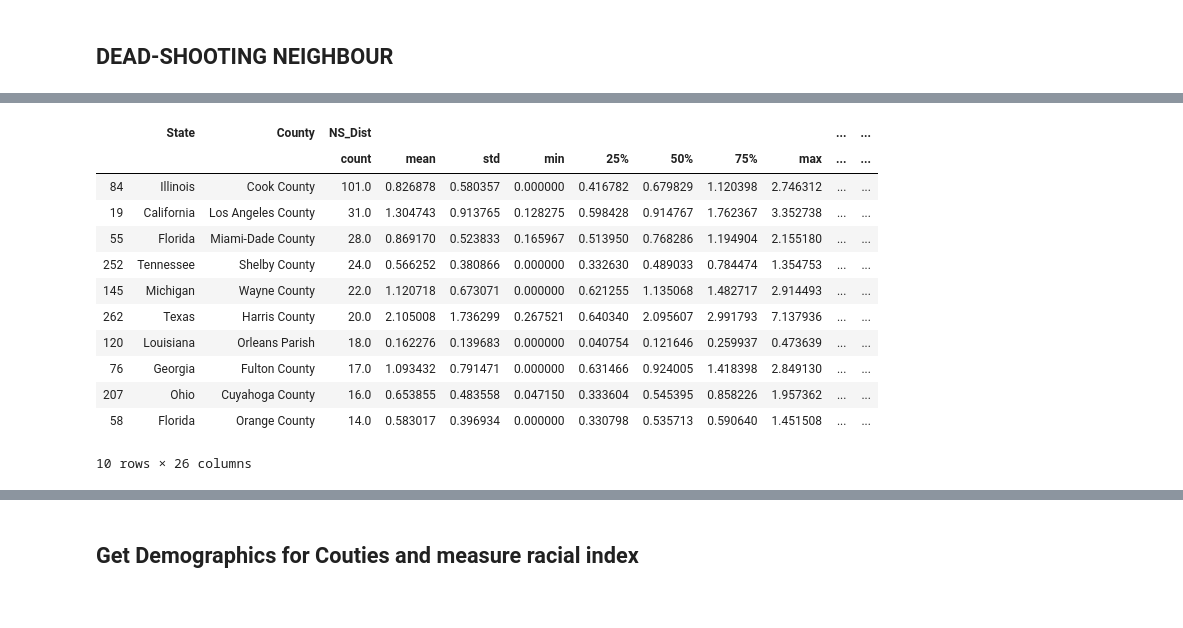
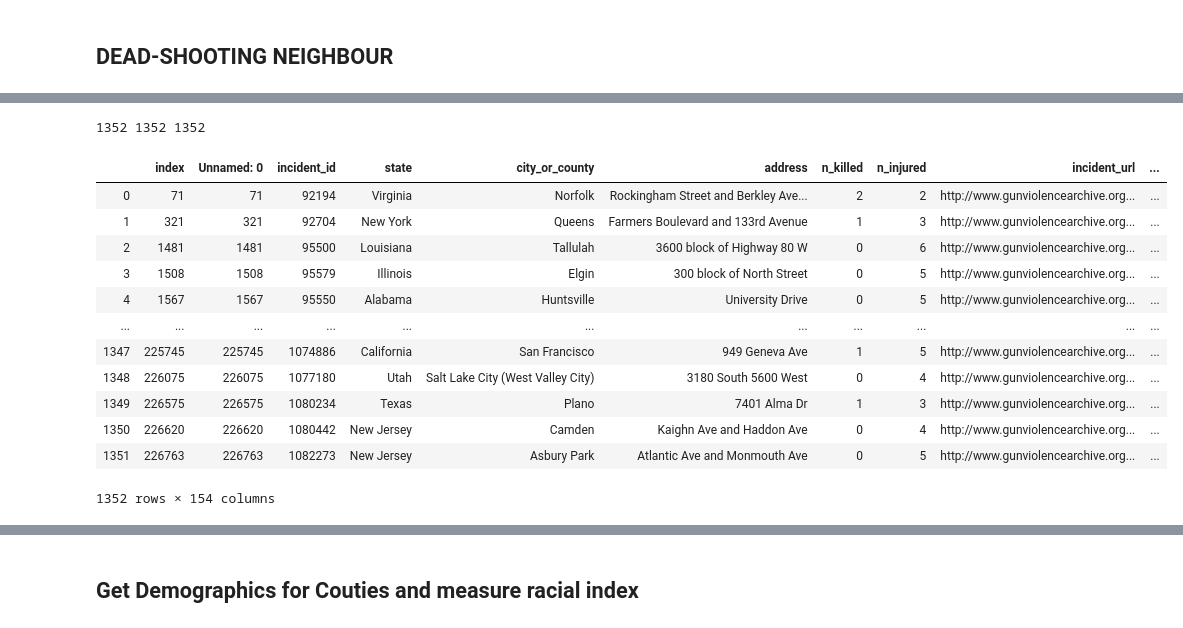
Before and after one commit to annabeck/Gun_Violence_E19, a Jupyter notebook: 08 Spatial Analysis.ipynb, the cells around one changed output, grey strips where cells are left out. Cells and saved outputs as stored; diff of their text form; code cells hidden in the pictures.

```diff
--- a/08 Spatial Analysis.ipynb
+++ b/08 Spatial Analysis.ipynb
@@ -165,3 +175,7 @@ mass_shootings['MS_Dist'] = nn_ms
 nn_ns = pd.DataFrame(distances_ns, columns = ['ns_distance']);
 nn_ds = pd.DataFrame(distances_ds, columns = ['ds_distance']);
+# %%
+print(len(nn_ms), len(nn_ns), len(nn_ds))
+# %% [output]
+1352 1352 1352
 # %%
@@ -168,3 +184,19 @@ nn_ds = pd.DataFrame(distances_ds, columns = ['ds_distance']);
 mass_shootings['NS_Dist'] = nn_ns
 mass_shootings['DS_Dist'] = nn_ds
+# %%
+mass_shootings
+# %% [output]
+|  | index | Unnamed: 0 | incident_id | state | city_or_county | address | n_killed | n_injured | incident_url | ... |
+| 0 | 71 | 71 | 92194 | Virginia | Norfolk | Rockingham Street and Berkley Ave... | 2 | 2 | http://www.gunviolencearchive.org... | ... |
+| 1 | 321 | 321 | 92704 | New York | Queens | Farmers Boulevard and 133rd Avenue | 1 | 3 | http://www.gunviolencearchive.org... | ... |
+| 2 | 1481 | 1481 | 95500 | Louisiana | Tallulah | 3600 block of Highway 80 W | 0 | 6 | http://www.gunviolencearchive.org... | ... |
+| 3 | 1508 | 1508 | 95579 | Illinois | Elgin | 300 block of North Street | 0 | 5 | http://www.gunviolencearchive.org... | ... |
+| 4 | 1567 | 1567 | 95550 | Alabama | Huntsville | University Drive | 0 | 5 | http://www.gunviolencearchive.org... | ... |
+| ... | ... | ... | ... | ... | ... | ... | ... | ... | ... | ... |
+| 1347 | 225745 | 225745 | 1074886 | California | San Francisco | 949 Geneva Ave | 1 | 5 | http://www.gunviolencearchive.org... | ... |
+| 1348 | 226075 | 226075 | 1077180 | Utah | Salt Lake City (West Valley City) | 3180 South 5600 West | 0 | 4 | http://www.gunviolencearchive.org... | ... |
+| 1349 | 226575 | 226575 | 1080234 | Texas | Plano | 7401 Alma Dr | 1 | 3 | http://www.gunviolencearchive.org... | ... |
+| 1350 | 226620 | 226620 | 1080442 | New Jersey | Camden | Kaighn Ave and Haddon Ave | 0 | 4 | http://www.gunviolencearchive.org... | ... |
+| 1351 | 226763 | 226763 | 1082273 | New Jersey | Asbury Park | Atlantic Ave and Monmouth Ave | 0 | 5 | http://www.gunviolencearchive.org... | ... |
+1352 rows × 154 columns
 # %%
@@ -174,16 +207,0 @@ ms_nn_desc = ms_nn.groupby(['State','County']).describe().reset_index() # descri
-# %%
-ms_nn_desc.sort_values(('NS_Dist', 'count'), ascending=False).head(10)
-# %% [output]
-|  | State | County | NS_Dist |  |  |  |  |  |  |  | ... | ... |
-|  |  |  | count | mean | std | min | 25% | 50% | 75% | max | ... | ... |
-| 84 | Illinois | Cook County | 101.0 | 0.826878 | 0.580357 | 0.000000 | 0.416782 | 0.679829 | 1.120398 | 2.746312 | ... | ... |
-| 19 | California | Los Angeles County | 31.0 | 1.304743 | 0.913765 | 0.128275 | 0.598428 | 0.914767 | 1.762367 | 3.352738 | ... | ... |
-| 55 | Florida | Miami-Dade County | 28.0 | 0.869170 | 0.523833 | 0.165967 | 0.513950 | 0.768286 | 1.194904 | 2.155180 | ... | ... |
-| 252 | Tennessee | Shelby County | 24.0 | 0.566252 | 0.380866 | 0.000000 | 0.332630 | 0.489033 | 0.784474 | 1.354753 | ... | ... |
-| 145 | Michigan | Wayne County | 22.0 | 1.120718 | 0.673071 | 0.000000 | 0.621255 | 1.135068 | 1.482717 | 2.914493 | ... | ... |
-| 262 | Texas | Harris County | 20.0 | 2.105008 | 1.736299 | 0.267521 | 0.640340 | 2.095607 | 2.991793 | 7.137936 | ... | ... |
-| 120 | Louisiana | Orleans Parish | 18.0 | 0.162276 | 0.139683 | 0.000000 | 0.040754 | 0.121646 | 0.259937 | 0.473639 | ... | ... |
-| 76 | Georgia | Fulton County | 17.0 | 1.093432 | 0.791471 | 0.000000 | 0.631466 | 0.924005 | 1.418398 | 2.849130 | ... | ... |
-| 207 | Ohio | Cuyahoga County | 16.0 | 0.653855 | 0.483558 | 0.047150 | 0.333604 | 0.545395 | 0.858226 | 1.957362 | ... | ... |
-| 58 | Florida | Orange County | 14.0 | 0.583017 | 0.396934 | 0.000000 | 0.330798 | 0.535713 | 0.590640 | 1.451508 | ... | ... |
-10 rows × 26 columns
```
Also changed, not shown: parts of 12 cells of this notebook.
